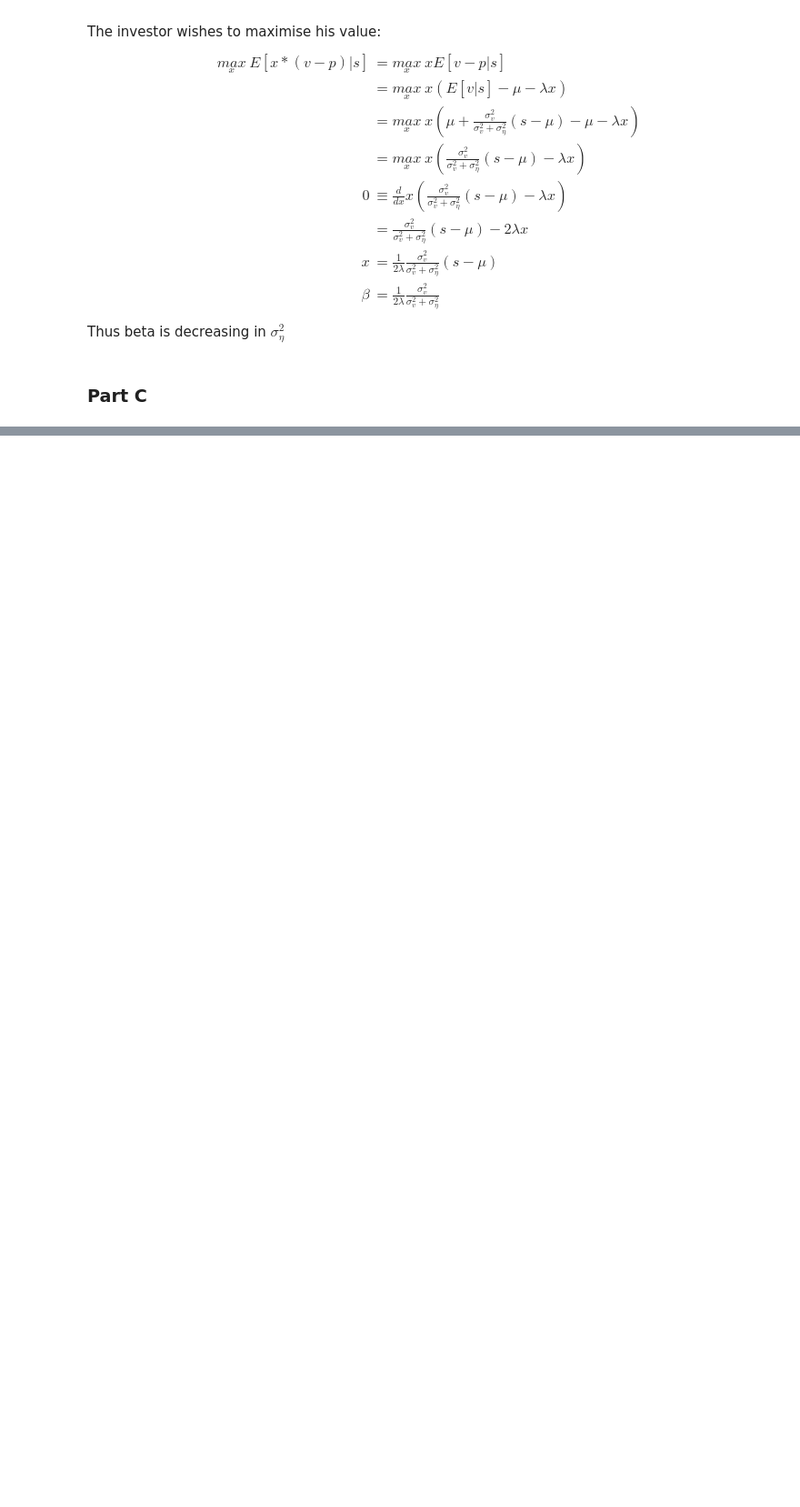
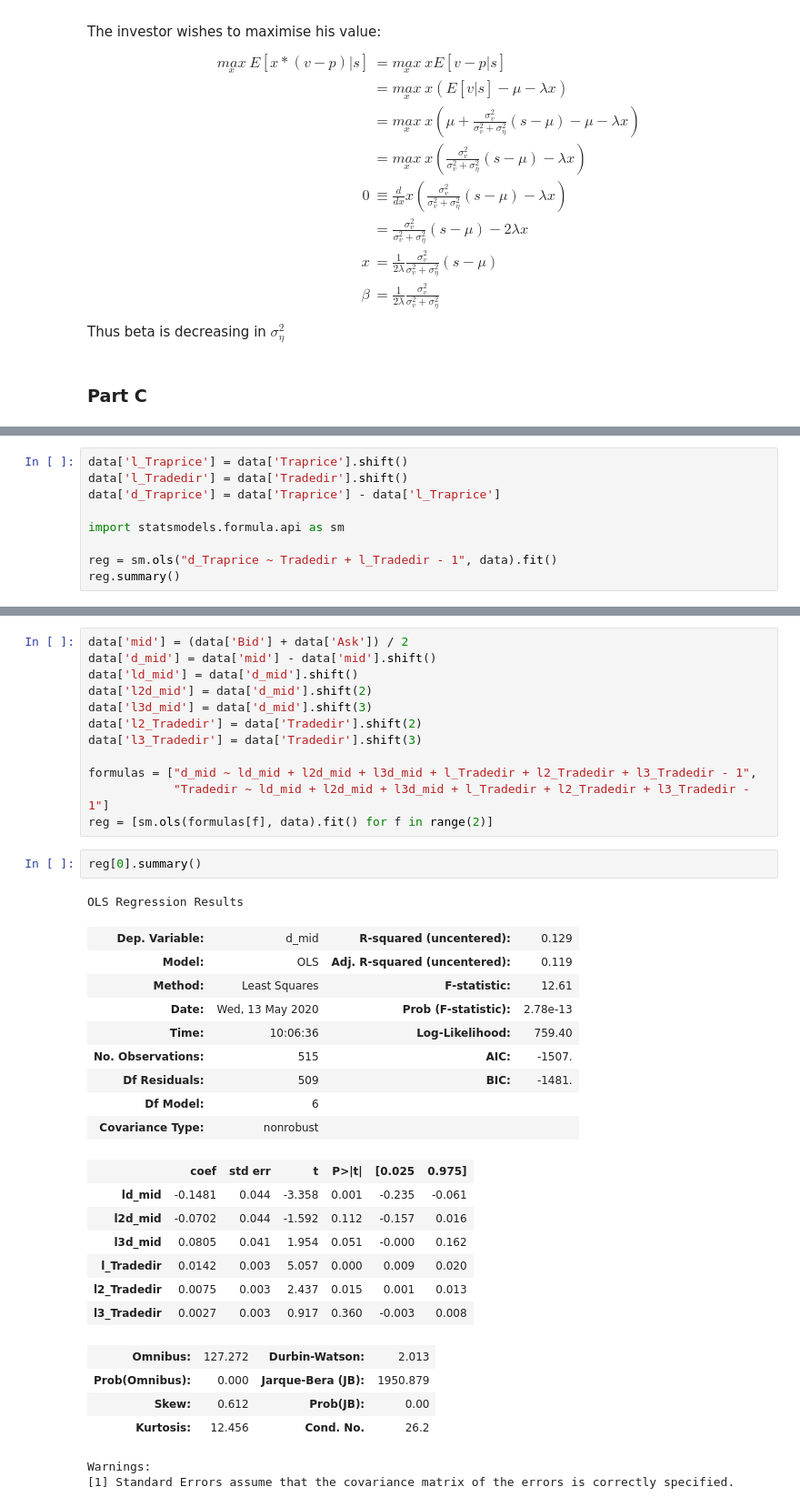
Before and after one commit to CharlieBradford/FINS4792, a Jupyter notebook: Homework.ipynb, the cells around one changed output, grey strips where cells are left out. Shown at 91% size. Cells and saved outputs as stored; diff of their text form; blank space fills up the shorter version.

```diff
--- a/Homework.ipynb
+++ b/Homework.ipynb
@@ -1283,0 +1405,9 @@ Thus beta is decreasing in $\sigma_\eta^2$
+# %%
+data['l_Traprice'] = data['Traprice'].shift()
+data['l_Tradedir'] = data['Tradedir'].shift()
+data['d_Traprice'] = data['Traprice'] - data['l_Traprice']
+
+import statsmodels.formula.api as sm
+
+reg = sm.ols("d_Traprice ~ Tradedir + l_Tradedir - 1", data).fit()
+reg.summary()
@@ -1283,0 +1434,38 @@ Thus beta is decreasing in $\sigma_\eta^2$
+# %%
+data['mid'] = (data['Bid'] + data['Ask']) / 2
+data['d_mid'] = data['mid'] - data['mid'].shift()
+data['ld_mid'] = data['d_mid'].shift()
+data['l2d_mid'] = data['d_mid'].shift(2)
+data['l3d_mid'] = data['d_mid'].shift(3)
+data['l2_Tradedir'] = data['Tradedir'].shift(2)
+data['l3_Tradedir'] = data['Tradedir'].shift(3)
+
+formulas = ["d_mid ~ ld_mid + l2d_mid + l3d_mid + l_Tradedir + l2_Tradedir + l3_Tradedir - 1",
+            "Tradedir ~ ld_mid + l2d_mid + l3d_mid + l_Tradedir + l2_Tradedir + l3_Tradedir - 1"]
+reg = [sm.ols(formulas[f], data).fit() for f in range(2)]
+# %%
+reg[0].summary()
+# %% [output]
+OLS Regression Results
+| Dep. Variable: | d_mid | R-squared (uncentered): | 0.129 |
+| Model: | OLS | Adj. R-squared (uncentered): | 0.119 |
+| Method: | Least Squares | F-statistic: | 12.61 |
+| Date: | Wed, 13 May 2020 | Prob (F-statistic): | 2.78e-13 |
+| Time: | 10:06:36 | Log-Likelihood: | 759.40 |
+| No. Observations: | 515 | AIC: | -1507. |
+| Df Residuals: | 509 | BIC: | -1481. |
+| Df Model: | 6 |  |  |
+| Covariance Type: | nonrobust |  |  |
+|  | coef | std err | t | P>|t| | [0.025 | 0.975] |
+| ld_mid | -0.1481 | 0.044 | -3.358 | 0.001 | -0.235 | -0.061 |
+| l2d_mid | -0.0702 | 0.044 | -1.592 | 0.112 | -0.157 | 0.016 |
+| l3d_mid | 0.0805 | 0.041 | 1.954 | 0.051 | -0.000 | 0.162 |
+| l_Tradedir | 0.0142 | 0.003 | 5.057 | 0.000 | 0.009 | 0.020 |
+| l2_Tradedir | 0.0075 | 0.003 | 2.437 | 0.015 | 0.001 | 0.013 |
+| l3_Tradedir | 0.0027 | 0.003 | 0.917 | 0.360 | -0.003 | 0.008 |
+| Omnibus: | 127.272 | Durbin-Watson: | 2.013 |
+| Prob(Omnibus): | 0.000 | Jarque-Bera (JB): | 1950.879 |
+| Skew: | 0.612 | Prob(JB): | 0.00 |
+| Kurtosis: | 12.456 | Cond. No. | 26.2 |
+Warnings:
+[1] Standard Errors assume that the covariance matrix of the errors is correctly specified.
```
Also changed, not shown: parts of 52 cells of this notebook, 1 other file.
